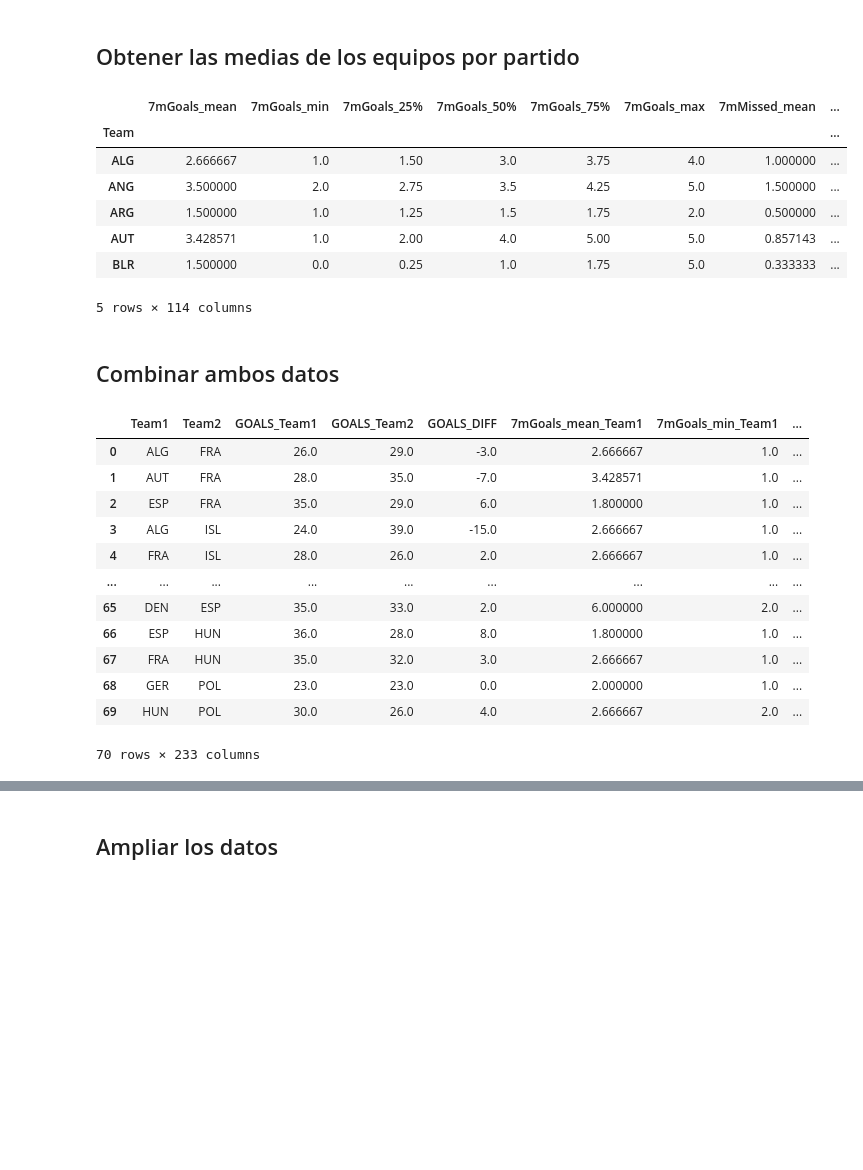
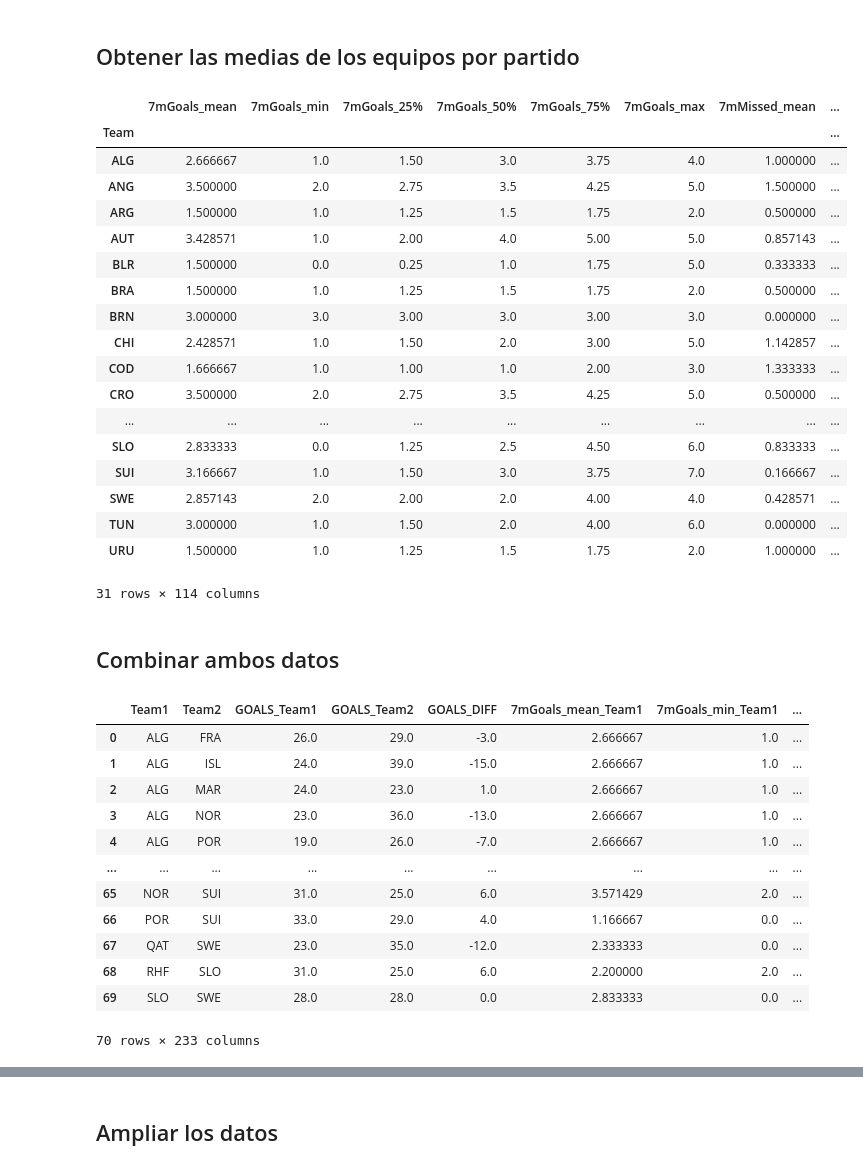
Before and after one commit to SergioMartinezCid/MUII-DSI-2022-23, a Jupyter notebook: Predicción/DSI_Trabajo_Predicción.ipynb, the cells around one changed output, grey strips where cells are left out. Drawn from its saved outputs; the diff is of its cells as text; code cells hidden in the pictures; blank space fills up the shorter version.

```diff
--- a/Predicción/DSI_Trabajo_Predicción.ipynb
+++ b/Predicción/DSI_Trabajo_Predicción.ipynb
@@ -229,44 +215,56 @@ train_df.head()
 # %%
 #Agrupamos por equipo sacando las medias y percentiles por equipo
 training_matches = ['-'.join(match_) for match_ in train_df.index] + ['-'.join(match_[::-1]) for match_ in train_df.index]
 medias_df = original_df.copy()
 medias_df = medias_df[medias_df['Match'].isin(training_matches)]
 medias_df = medias_df.drop(['Match', 'GOALS'], axis=1)
 medias_df = medias_df.groupby(['Team'], as_index=True).describe()
 medias_df.columns = medias_df.columns.to_flat_index()
 medias_df.drop(columns=[column for column in medias_df.columns if column[1] in ['count', 'std']], inplace=True)
 medias_df.columns = ['_'.join(col) for col in medias_df.columns]
-medias_df.head()
+medias_df
 # %% [output]
 |  | 7mGoals_mean | 7mGoals_min | 7mGoals_25% | 7mGoals_50% | 7mGoals_75% | 7mGoals_max | 7mMissed_mean | ... |
 | Team |  |  |  |  |  |  |  | ... |
 | ALG | 2.666667 | 1.0 | 1.50 | 3.0 | 3.75 | 4.0 | 1.000000 | ... |
 | ANG | 3.500000 | 2.0 | 2.75 | 3.5 | 4.25 | 5.0 | 1.500000 | ... |
 | ARG | 1.500000 | 1.0 | 1.25 | 1.5 | 1.75 | 2.0 | 0.500000 | ... |
 | AUT | 3.428571 | 1.0 | 2.00 | 4.0 | 5.00 | 5.0 | 0.857143 | ... |
 | BLR | 1.500000 | 0.0 | 0.25 | 1.0 | 1.75 | 5.0 | 0.333333 | ... |
+| BRA | 1.500000 | 1.0 | 1.25 | 1.5 | 1.75 | 2.0 | 0.500000 | ... |
+| BRN | 3.000000 | 3.0 | 3.00 | 3.0 | 3.00 | 3.0 | 0.000000 | ... |
+| CHI | 2.428571 | 1.0 | 1.50 | 2.0 | 3.00 | 5.0 | 1.142857 | ... |
+| COD | 1.666667 | 1.0 | 1.00 | 1.0 | 2.00 | 3.0 | 1.333333 | ... |
+| CRO | 3.500000 | 2.0 | 2.75 | 3.5 | 4.25 | 5.0 | 0.500000 | ... |
+| ... | ... | ... | ... | ... | ... | ... | ... | ... |
+| SLO | 2.833333 | 0.0 | 1.25 | 2.5 | 4.50 | 6.0 | 0.833333 | ... |
+| SUI | 3.166667 | 1.0 | 1.50 | 3.0 | 3.75 | 7.0 | 0.166667 | ... |
+| SWE | 2.857143 | 2.0 | 2.00 | 2.0 | 4.00 | 4.0 | 0.428571 | ... |
+| TUN | 3.000000 | 1.0 | 1.50 | 2.0 | 4.00 | 6.0 | 0.000000 | ... |
+| URU | 1.500000 | 1.0 | 1.25 | 1.5 | 1.75 | 2.0 | 1.000000 | ... |
-5 rows × 114 columns
+31 rows × 114 columns
 # %% [markdown]
 ## Combinar ambos datos
 # %%
 #Añadimos los datos de las medias de los equipos a la tabla con los resultados de los partidos (train)
 train_df = train_df.reset_index()
-train_df = train_df.merge(medias_df, left_on='Team1', right_on='Team')
-train_df = train_df.merge(medias_df, left_on='Team2', right_on='Team', suffixes=('_Team1', '_Team2'))
+train_df = train_df.merge(medias_df, left_on='Team1', right_on='Team', how='left')
+train_df = train_df.merge(medias_df, left_on='Team2', right_on='Team', how='left', suffixes=('_Team1', '_Team2'))
+train_df = train_df.fillna(train_df.mean())
 train_df
 # %% [output]
 |  | Team1 | Team2 | GOALS_Team1 | GOALS_Team2 | GOALS_DIFF | 7mGoals_mean_Team1 | 7mGoals_min_Team1 | ... |
 | 0 | ALG | FRA | 26.0 | 29.0 | -3.0 | 2.666667 | 1.0 | ... |
-| 1 | AUT | FRA | 28.0 | 35.0 | -7.0 | 3.428571 | 1.0 | ... |
-| 2 | ESP | FRA | 35.0 | 29.0 | 6.0 | 1.800000 | 1.0 | ... |
-| 3 | ALG | ISL | 24.0 | 39.0 | -15.0 | 2.666667 | 1.0 | ... |
-| 4 | FRA | ISL | 28.0 | 26.0 | 2.0 | 2.666667 | 1.0 | ... |
+| 1 | ALG | ISL | 24.0 | 39.0 | -15.0 | 2.666667 | 1.0 | ... |
+| 2 | ALG | MAR | 24.0 | 23.0 | 1.0 | 2.666667 | 1.0 | ... |
+| 3 | ALG | NOR | 23.0 | 36.0 | -13.0 | 2.666667 | 1.0 | ... |
+| 4 | ALG | POR | 19.0 | 26.0 | -7.0 | 2.666667 | 1.0 | ... |
 | ... | ... | ... | ... | ... | ... | ... | ... | ... |
-| 65 | DEN | ESP | 35.0 | 33.0 | 2.0 | 6.000000 | 2.0 | ... |
-| 66 | ESP | HUN | 36.0 | 28.0 | 8.0 | 1.800000 | 1.0 | ... |
-| 67 | FRA | HUN | 35.0 | 32.0 | 3.0 | 2.666667 | 1.0 | ... |
-| 68 | GER | POL | 23.0 | 23.0 | 0.0 | 2.000000 | 1.0 | ... |
-| 69 | HUN | POL | 30.0 | 26.0 | 4.0 | 2.666667 | 2.0 | ... |
+| 65 | NOR | SUI | 31.0 | 25.0 | 6.0 | 3.571429 | 2.0 | ... |
+| 66 | POR | SUI | 33.0 | 29.0 | 4.0 | 1.166667 | 0.0 | ... |
+| 67 | QAT | SWE | 23.0 | 35.0 | -12.0 | 2.333333 | 0.0 | ... |
+| 68 | RHF | SLO | 31.0 | 25.0 | 6.0 | 2.200000 | 2.0 | ... |
+| 69 | SLO | SWE | 28.0 | 28.0 | 0.0 | 2.833333 | 0.0 | ... |
 70 rows × 233 columns
 # %%
 #Añadimos los datos de las medias de los equipos a la tabla con los resultados de los partidos (test)
```
Also changed, not shown: parts of 42 cells of this notebook.
